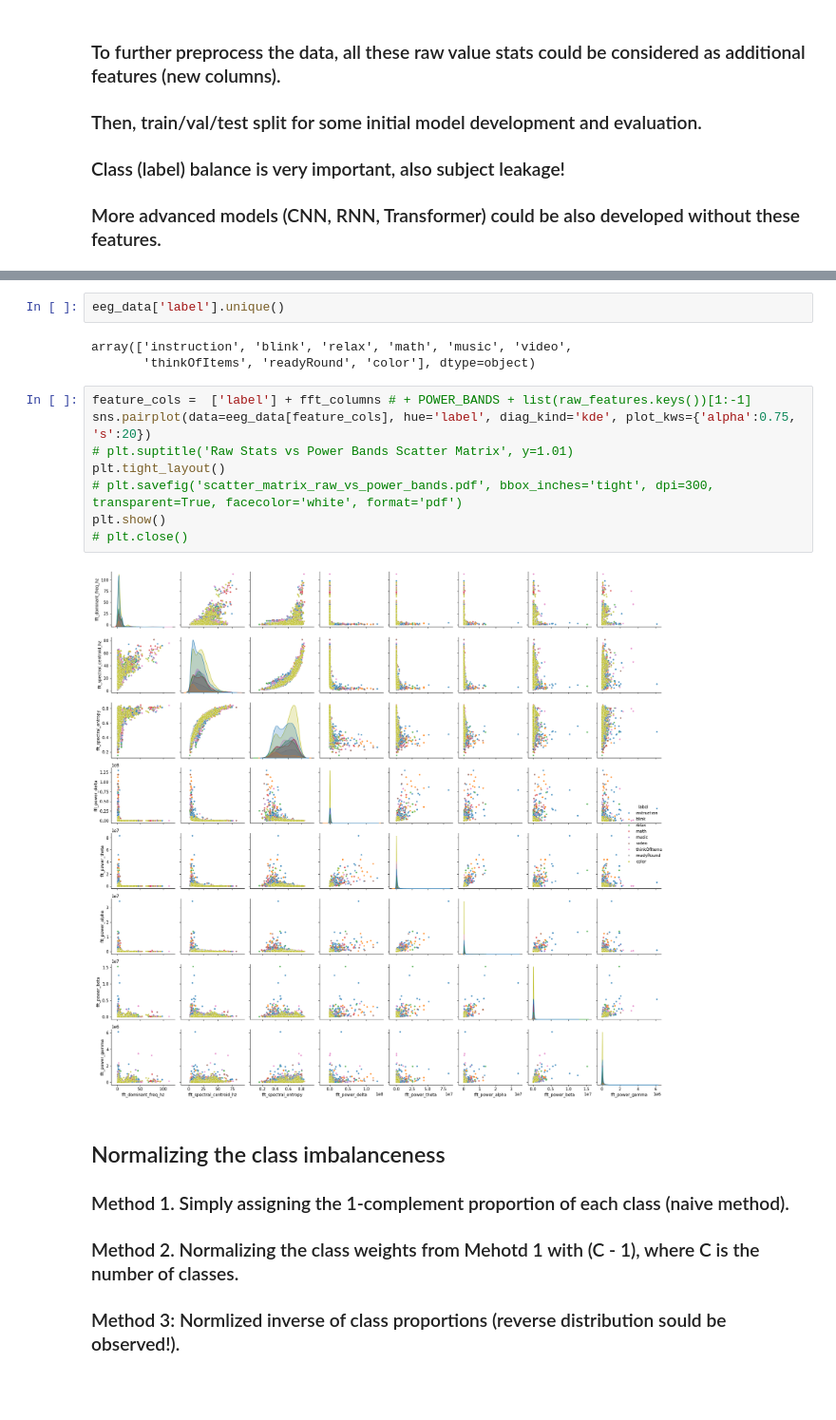
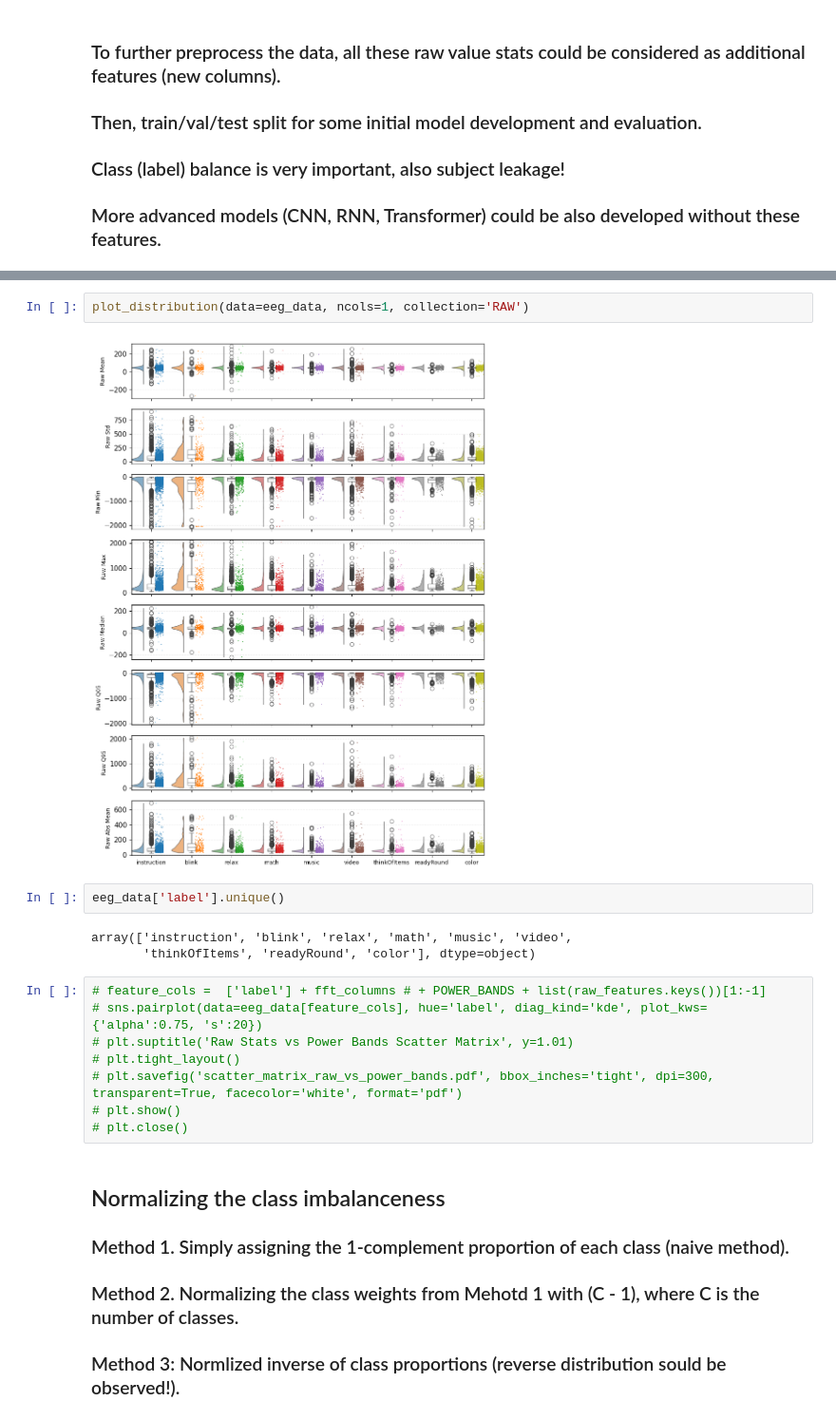
Before and after one commit to parhamkebria/EEG, a Jupyter notebook: EEG_Power_MLP.ipynb, the cells around one changed output, grey strips where cells are left out. Shown at 95% size. Drawn from its saved outputs; the diff is of its cells as text; blank space fills up the shorter version.

```diff
--- a/EEG_Power_MLP.ipynb
+++ b/EEG_Power_MLP.ipynb
@@ -598,18 +552,20 @@ plot_raw_stats_distribution()
+# %%
+plot_distribution(data=eeg_data, ncols=1, collection='RAW')
+# %% [output]
+[figure, added]
 # %%
 eeg_data['label'].unique()
 # %% [output]
 array(['instruction', 'blink', 'relax', 'math', 'music', 'video',
        'thinkOfItems', 'readyRound', 'color'], dtype=object)
 # %%
-feature_cols =  ['label'] + fft_columns # + POWER_BANDS + list(raw_features.keys())[1:-1]
-sns.pairplot(data=eeg_data[feature_cols], hue='label', diag_kind='kde', plot_kws={'alpha':0.75, 's':20})
+# feature_cols =  ['label'] + fft_columns # + POWER_BANDS + list(raw_features.keys())[1:-1]
+# sns.pairplot(data=eeg_data[feature_cols], hue='label', diag_kind='kde', plot_kws={'alpha':0.75, 's':20})
 # plt.suptitle('Raw Stats vs Power Bands Scatter Matrix', y=1.01)
-plt.tight_layout()
+# plt.tight_layout()
 # plt.savefig('scatter_matrix_raw_vs_power_bands.pdf', bbox_inches='tight', dpi=300, transparent=True, facecolor='white', format='pdf')
-plt.show()
+# plt.show()
 # plt.close()
-# %% [output]
-[figure, removed]
 # %% [markdown]
 ## Normalizing the class imbalanceness
 
```
Also changed, not shown: parts of 7 cells of this notebook.
